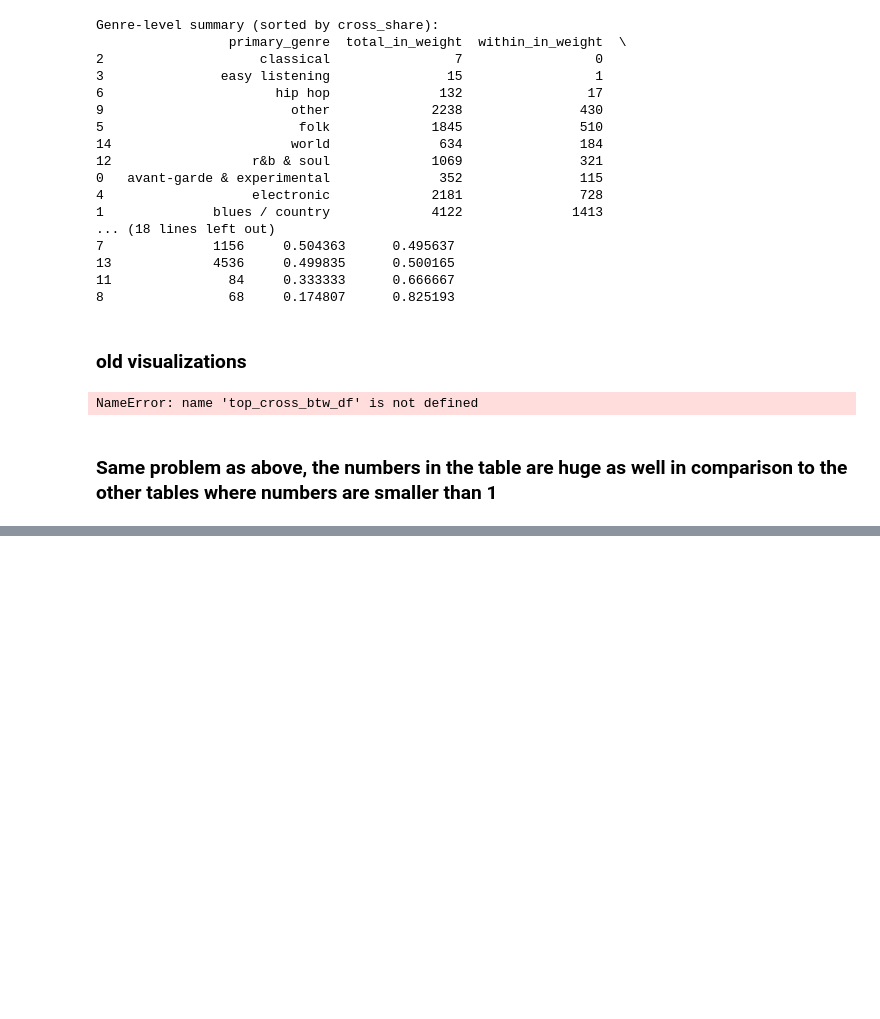
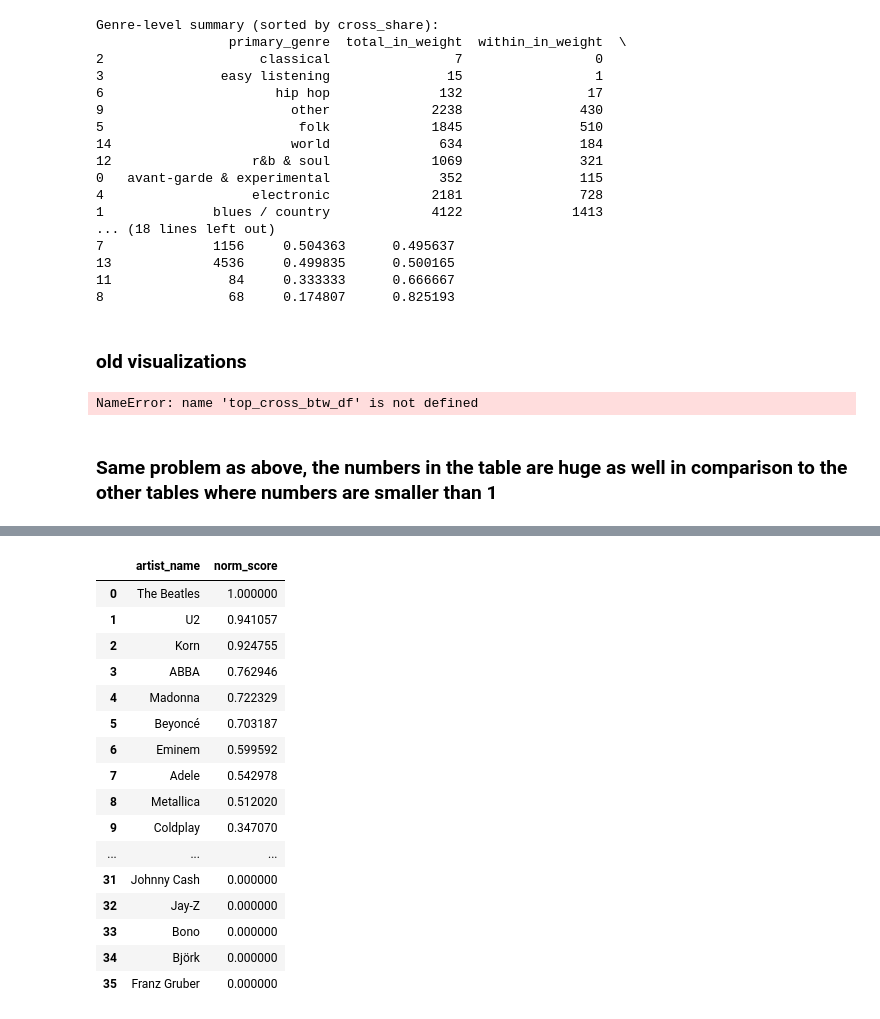
Before and after one commit to freiraum-bq/Music_Project, a Jupyter notebook: python/integrated.ipynb, the cells around one changed output, grey strips where cells are left out. Drawn from its saved outputs; the diff is of its cells as text; code cells hidden in the pictures; blank space fills up the shorter version.

```diff
--- a/python/integrated.ipynb
+++ b/python/integrated.ipynb
@@ -1741,0 +1818,57 @@ NameError: name 'top_cross_btw_df' is not defined
+# %%
+all_dfs = [
+    in_deg_cov_df,
+    pagerank_cov_df,
+    betweenness_cov_df,
+    in_deg_ment_df,
+    pagerank_ment_df,
+    betweenness_ment_df
+]
+
+normalized_dfs = []
+
+for i, df in enumerate(all_dfs, start=1):
+    metric_col = df.columns[2]  # always the score column
+
+    # Normalize 0–1
+    min_val = df[metric_col].min()
+    max_val = df[metric_col].max()
+    if max_val > min_val:
+        df["norm_score"] = (df[metric_col] - min_val) / (max_val - min_val)
+    else:
+        df["norm_score"] = 0  # fallback if all values are equal
+
+    df["source"] = f"df{i}"
+    normalized_dfs.append(df[["artist_name", "norm_score", "source"]])
+
+# Combine everything
+combined = pd.concat(normalized_dfs, ignore_index=True)
+
+# Average normalized score across all measures
+overall = (
+    combined.groupby("artist_name")["norm_score"]
+    .mean()
+    .reset_index()
+    .sort_values("norm_score", ascending=False)
+    .reset_index(drop=True)
+)
+
+overall
+# %% [output]
+|  | artist_name | norm_score |
+| 0 | The Beatles | 1.000000 |
+| 1 | U2 | 0.941057 |
+| 2 | Korn | 0.924755 |
+| 3 | ABBA | 0.762946 |
+| 4 | Madonna | 0.722329 |
+| 5 | Beyoncé | 0.703187 |
+| 6 | Eminem | 0.599592 |
+| 7 | Adele | 0.542978 |
+| 8 | Metallica | 0.512020 |
+| 9 | Coldplay | 0.347070 |
+| ... | ... | ... |
+| 31 | Johnny Cash | 0.000000 |
+| 32 | Jay-Z | 0.000000 |
+| 33 | Bono | 0.000000 |
+| 34 | Björk | 0.000000 |
+| 35 | Franz Gruber | 0.000000 |
```
Also changed, not shown: parts of 2 cells of this notebook.
